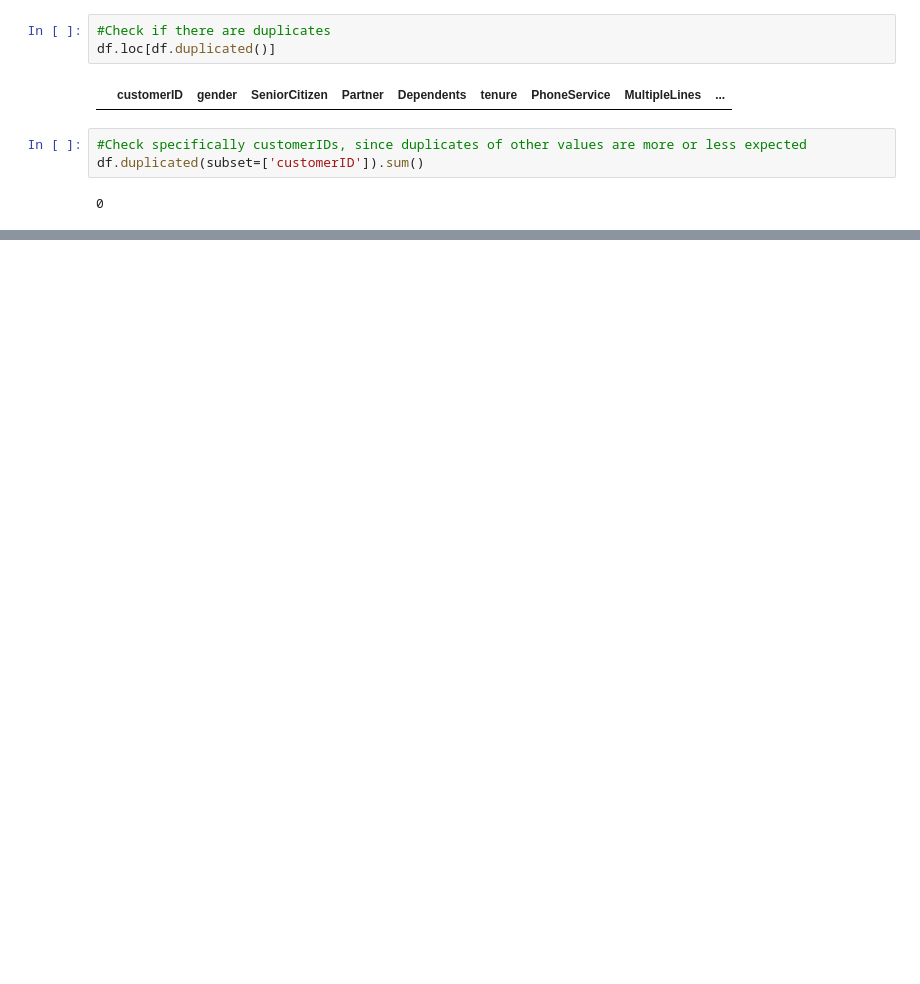
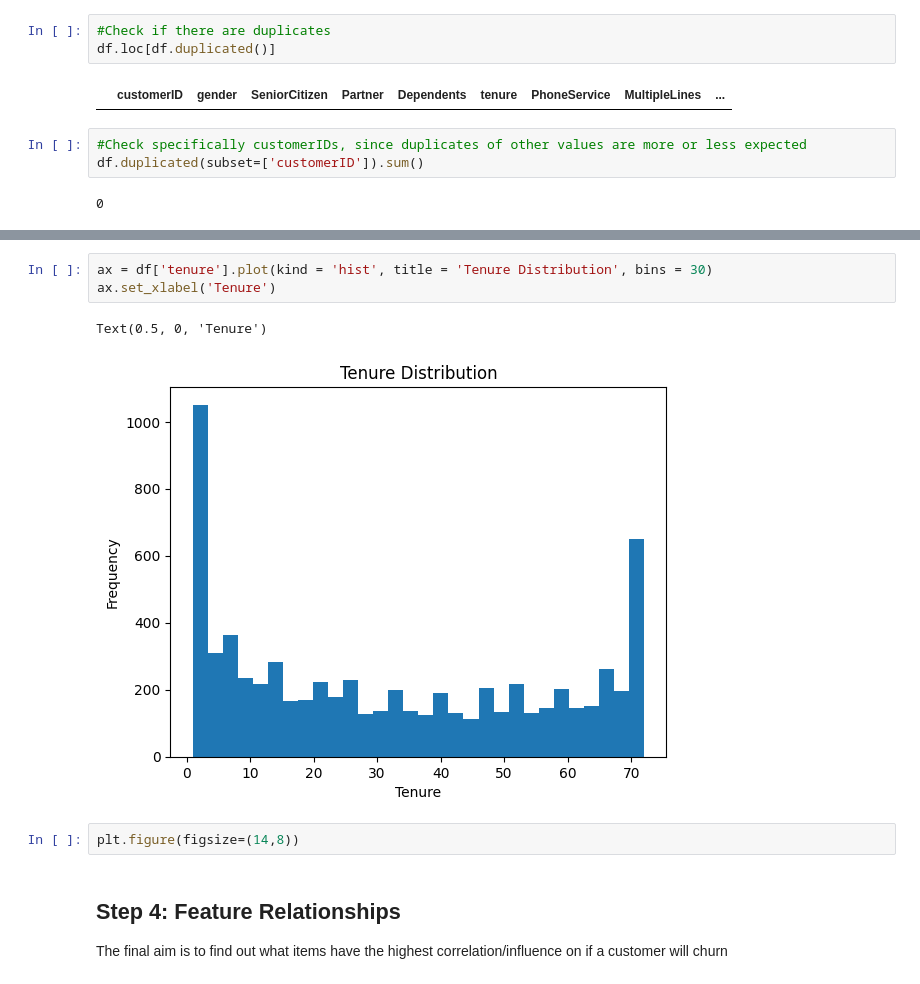
Before and after one commit to UIghodaro/vanilla-NN-Numpy-w-EDA, a Jupyter notebook: Exploratory Data Analysis/EDA.ipynb, the cells around one changed output, grey strips where cells are left out. Cells and saved outputs as stored; diff of their text form; blank space fills up the shorter version.

```diff
--- a/Exploratory Data Analysis/EDA.ipynb
+++ b/Exploratory Data Analysis/EDA.ipynb
@@ -254,0 +333,11 @@ df.duplicated(subset=['customerID']).sum()
+# %%
+ax = df['tenure'].plot(kind = 'hist', title = 'Tenure Distribution', bins = 30)
+ax.set_xlabel('Tenure')
+# %% [output]
+Text(0.5, 0, 'Tenure')
+[figure, added]
+# %%
+plt.figure(figsize=(14,8))
+# %% [markdown]
+## Step 4: Feature Relationships
+The final aim is to find out what items have the highest correlation/influence on if a customer will churn
```
Also changed, not shown: parts of 28 cells of this notebook.
